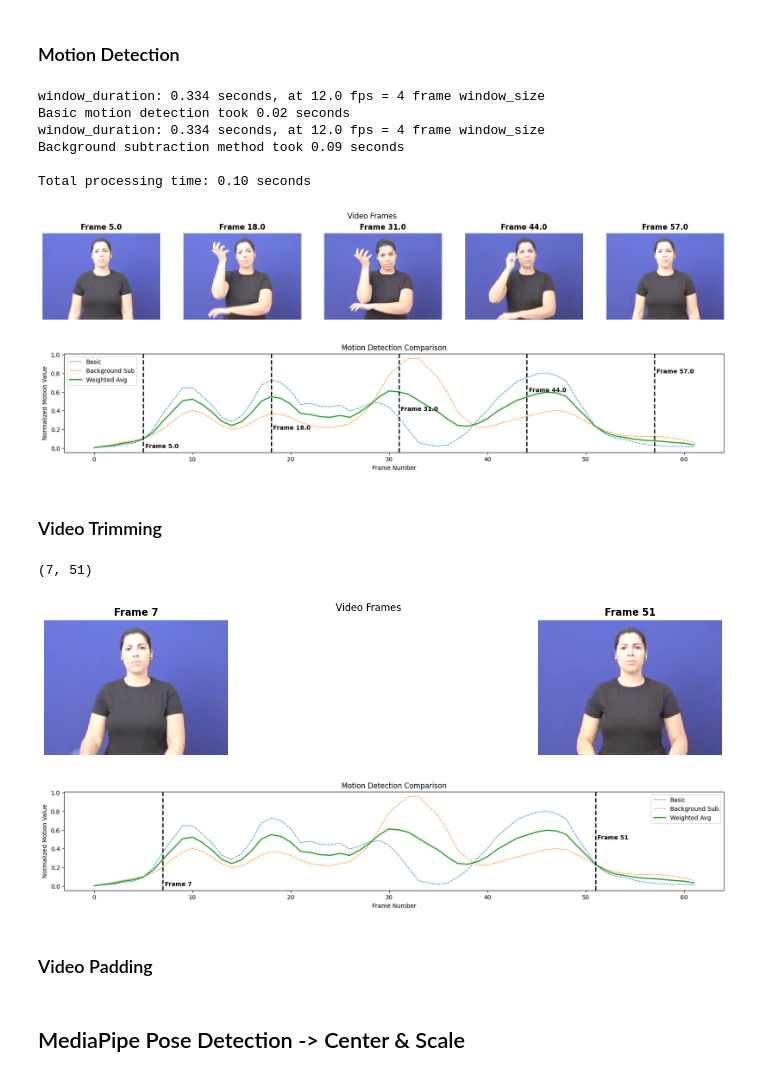
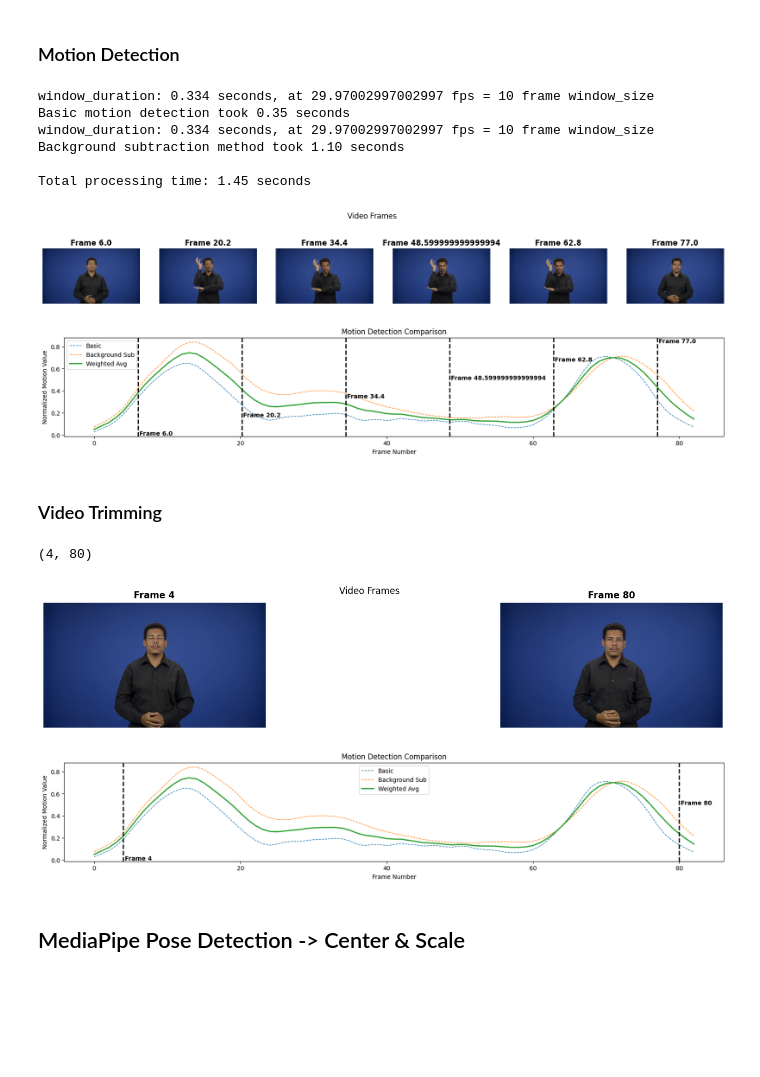
Before and after one commit to patrickf949/SaoPauloBrazilChapter_BrazilianSignLanguage, a Jupyter notebook: code/preprocess/video_preprocessing.ipynb, the cells around one changed output. Saved outputs shown, nothing was run; the diff lists cells and outputs as text; code cells hidden in the pictures; blank space fills up the shorter version.

```diff
--- a/code/preprocess/video_preprocessing.ipynb
+++ b/code/preprocess/video_preprocessing.ipynb
@@ -38,10 +39,11 @@ video_metadata_df.head()
 # %% [markdown]
 # Processing One Example Video
 # %%
-i = 0
+i = 1
 video_path = f'{video_dir}/{video_metadata_df.iloc[i]["filename"]}'
 # show frame
-frame = md.get_frame(video_path, 30)
+frame_index = 30
+frame = md.get_frame(video_path, frame_index)
 plt.imshow(frame[:,:,::-1])
 plt.title(f'{video_metadata_df.iloc[i]["filename"]}')
 plt.show()
@@ -81,18 +83,19 @@ mm_combined = md.weighted_average_motion(
 
 print(F"\nTotal processing time: {basic_time + background_time:.2f} seconds")
 # %% [output]
-window_duration: 0.334 seconds, at 12.0 fps = 4 frame window_size
-Basic motion detection took 0.02 seconds
-window_duration: 0.334 seconds, at 12.0 fps = 4 frame window_size
-Background subtraction method took 0.09 seconds
+window_duration: 0.334 seconds, at 29.97002997002997 fps = 10 frame window_size
+Basic motion detection took 0.35 seconds
+window_duration: 0.334 seconds, at 29.97002997002997 fps = 10 frame window_size
+Background subtraction method took 1.10 seconds
 
-Total processing time: 0.10 seconds
+Total processing time: 1.45 seconds
 # %%
-frame_samples = np.linspace(5, len(mm_combined)-5, 5)
+n = 6
+frame_samples = np.linspace(n, len(mm_combined)-n, n)
 md.show_multiple_frames_one_plot(video_path, frame_samples, [mm_basic, mm_bg_sub, mm_combined])
 # %% [output]
-[figure, old version]
+[figure, new version]
-[figure, old version]
+[figure, new version]
 # %% [markdown]
 ### Video Trimming
 # %%
@@ -107,11 +110,9 @@ start_frame, end_frame = md.find_motion_boundaries_simple(
 )
 start_frame, end_frame
 # %% [output]
-(7, 51)
+(4, 80)
 # %%
 md.show_multiple_frames_one_plot(video_path, [start_frame, end_frame], [mm_basic, mm_bg_sub, mm_combined])
 # %% [output]
-[figure, old version]
+[figure, new version]
-[figure, old version]
+[figure, new version]
-# %% [markdown]
-### Video Padding
```
Also changed, not shown: parts of 16 cells of this notebook.
